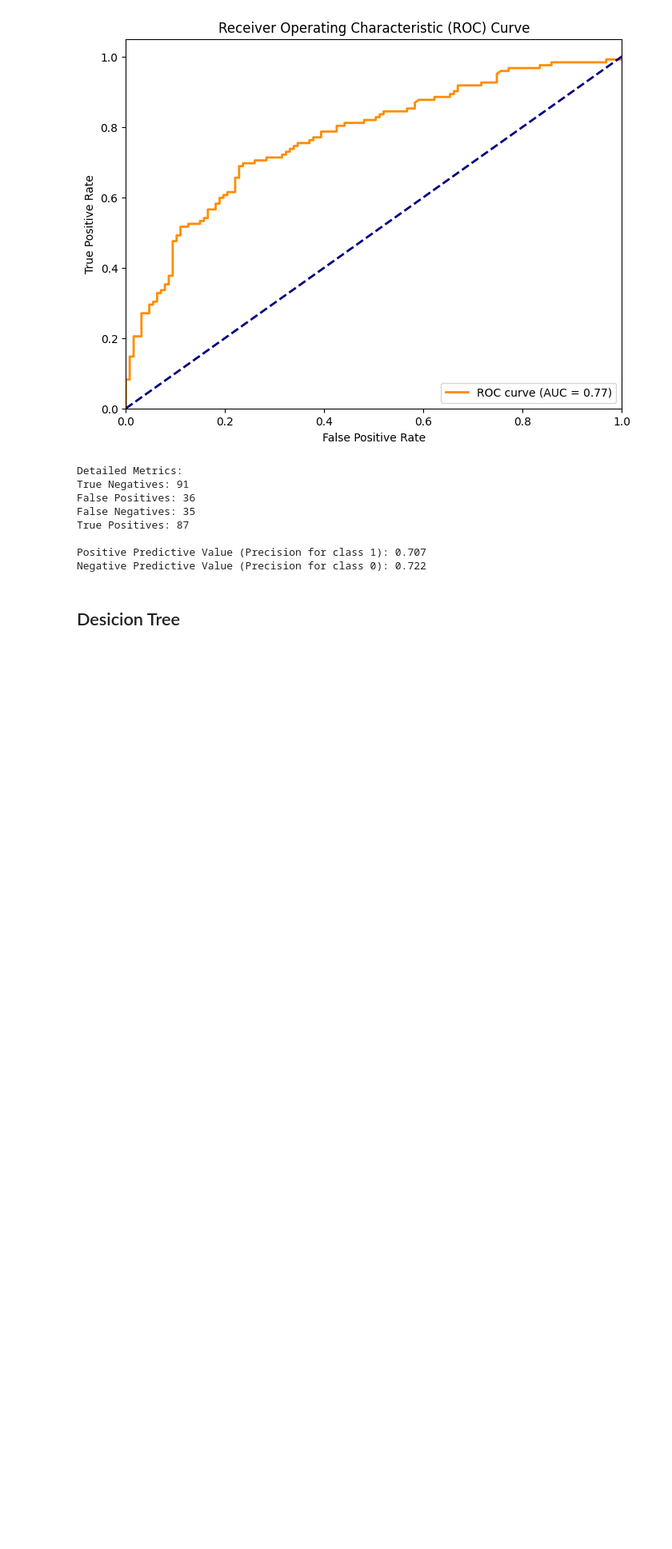
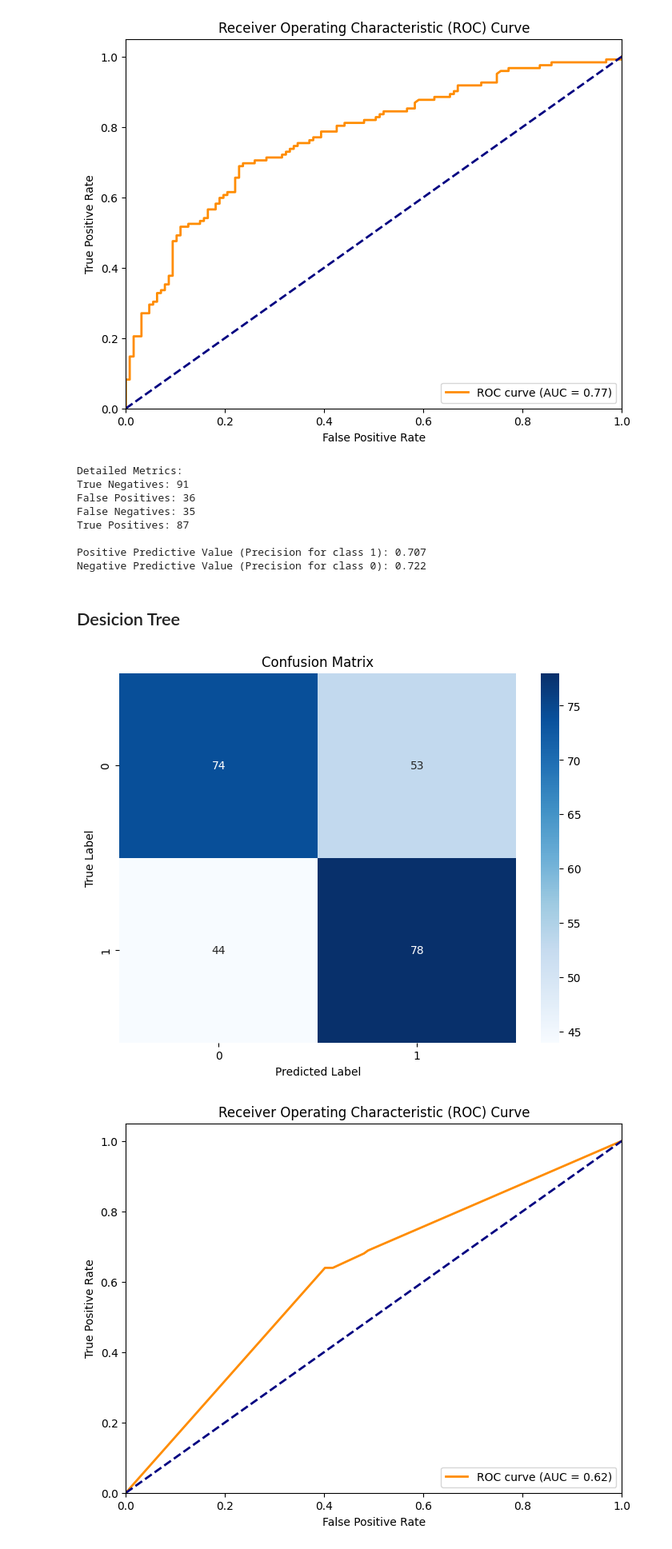
Before and after one commit to jxhangithub/master-machine-learning-engineer, a Jupyter notebook: basic_models/Classification1.ipynb, the cells around one changed output. Shown at 80% size. Drawn from its saved outputs; the diff is of its cells as text; code cells hidden in the pictures; blank space fills up the shorter version.

```diff
--- a/basic_models/Classification1.ipynb
+++ b/basic_models/Classification1.ipynb
@@ -1395,3 +1405,61 @@ Positive Predictive Value (Precision for class 1): 0.707
 Negative Predictive Value (Precision for class 0): 0.722
 # %% [markdown]
 ## Desicion Tree
+# %%
+from sklearn.tree import DecisionTreeClassifier
+from sklearn.model_selection import train_test_split
+from sklearn.metrics import confusion_matrix, roc_curve, auc
+import seaborn as sns
+import matplotlib.pyplot as plt
+import numpy as np
+
+# Assuming you have your data in X and y
+X_train, X_test, y_train, y_test = train_test_split(X, y, test_size=0.2, random_state=42)
+
+# Create and train the decision tree model
+model = DecisionTreeClassifier(random_state=42)
+model.fit(X_train, y_train)
+
+# Make predictions
+y_pred = model.predict(X_test)
+y_prob = model.predict_proba(X_test)
+# %%
+# Create confusion matrix
+cm = confusion_matrix(y_test, y_pred)
+
+# Plot confusion matrix
+plt.figure(figsize=(8, 6))
+sns.heatmap(cm, annot=True, fmt='d', cmap='Blues')
+plt.title('Confusion Matrix')
+plt.ylabel('True Label')
+plt.xlabel('Predicted Label')
+plt.show()
+
+# Calculate ROC curve and AUC
+fpr, tpr, _ = roc_curve(y_test, y_prob[:, 1])
+roc_auc = auc(fpr, tpr)
+
+# Plot ROC curve
+plt.figure(figsize=(8, 6))
+plt.plot(fpr, tpr, color='darkorange', lw=2, label=f'ROC curve (AUC = {roc_auc:.2f})')
+plt.plot([0, 1], [0, 1], color='navy', lw=2, linestyle='--')
+plt.xlim([0.0, 1.0])
+plt.ylim([0.0, 1.05])
+plt.xlabel('False Positive Rate')
+plt.ylabel('True Positive Rate')
+plt.title('Receiver Operating Characteristic (ROC) Curve')
+plt.legend(loc="lower right")
+plt.show()
+
+# Print detailed metrics
+print("\nDetailed Metrics:")
+print(f"True Negatives: {cm[0,0]}")
+print(f"False Positives: {cm[0,1]}")
+print(f"False Negatives: {cm[1,0]}")
+print(f"True Positives: {cm[1,1]}")
+
+print(f"\nPositive Predictive Value (Precision for class 1): {cm[1,1]/(cm[0,1]+cm[1,1]):.3f}")
+print(f"Negative Predictive Value (Precision for class 0): {cm[0,0]/(cm[0,0]+cm[1,0]):.3f}")
+# %% [output]
+[figure, added]
+[figure, added]
```
Also changed, not shown: parts of 5 cells of this notebook.
